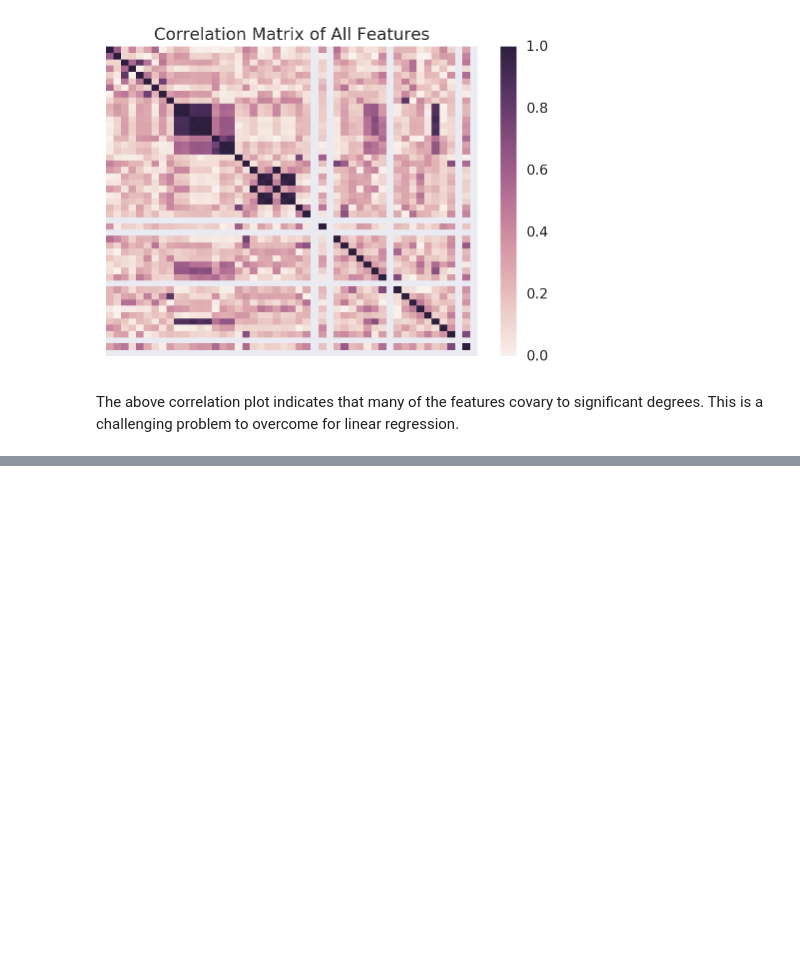
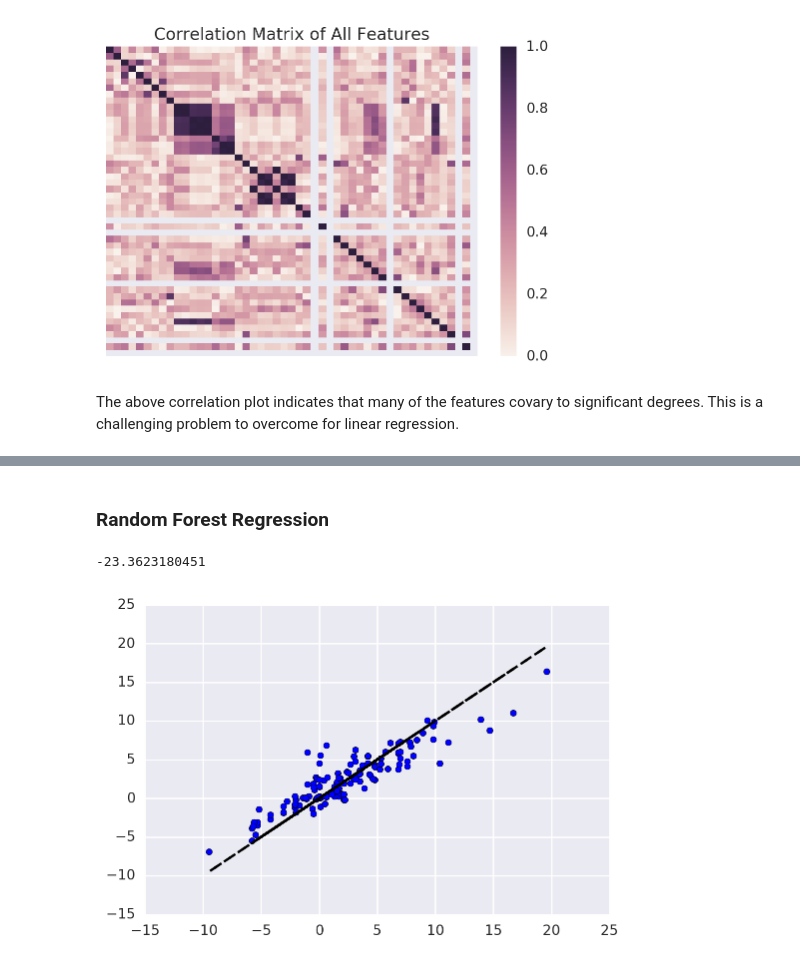
Before and after one commit to HuckleyLab/cc_traits, a Jupyter notebook: notebooks/Trait Drivers of Geographic Range Shifts.ipynb, the cells around one changed output, grey strips where cells are left out. Cells and saved outputs as stored; diff of their text form; code cells hidden in the pictures; blank space fills up the shorter version.

```diff
--- a/notebooks/Trait Drivers of Geographic Range Shifts.ipynb
+++ b/notebooks/Trait Drivers of Geographic Range Shifts.ipynb
@@ -150,0 +241,16 @@ The above correlation plot indicates that many of the features covary to signifi
+# %% [markdown]
+### Random Forest Regression
+# %%
+from sklearn.ensemble import RandomForestRegressor
+
+
+reg = RandomForestRegressor()
+err = cross_val_score(reg, scale(X), Y, cv=LeaveOneOut(), scoring='neg_mean_squared_error').mean()
+Results["Random Forest"] = err
+reg.fit(scale(X), Y)
+plt.scatter(Y, reg.predict(scale(X)))
+plt.plot(Y, Y, 'k--')
+print(err)
+# %% [output]
+-23.3623180451
+[figure, added]
```
Also changed, not shown: parts of 37 cells of this notebook.
